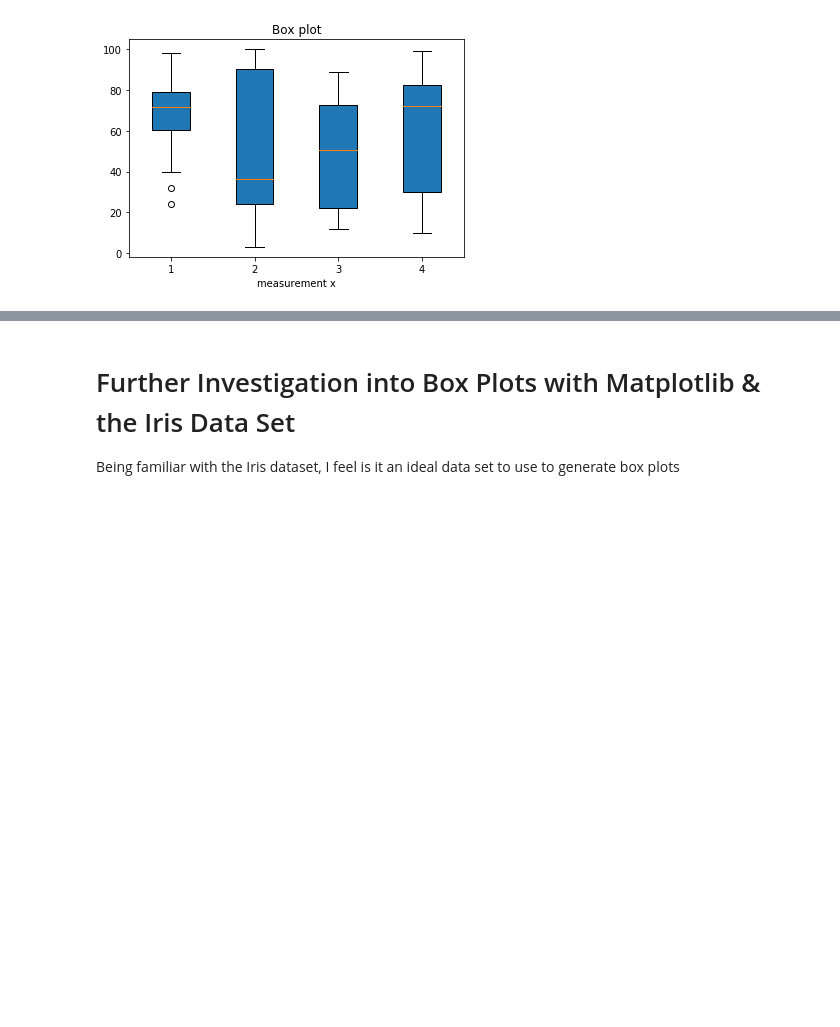
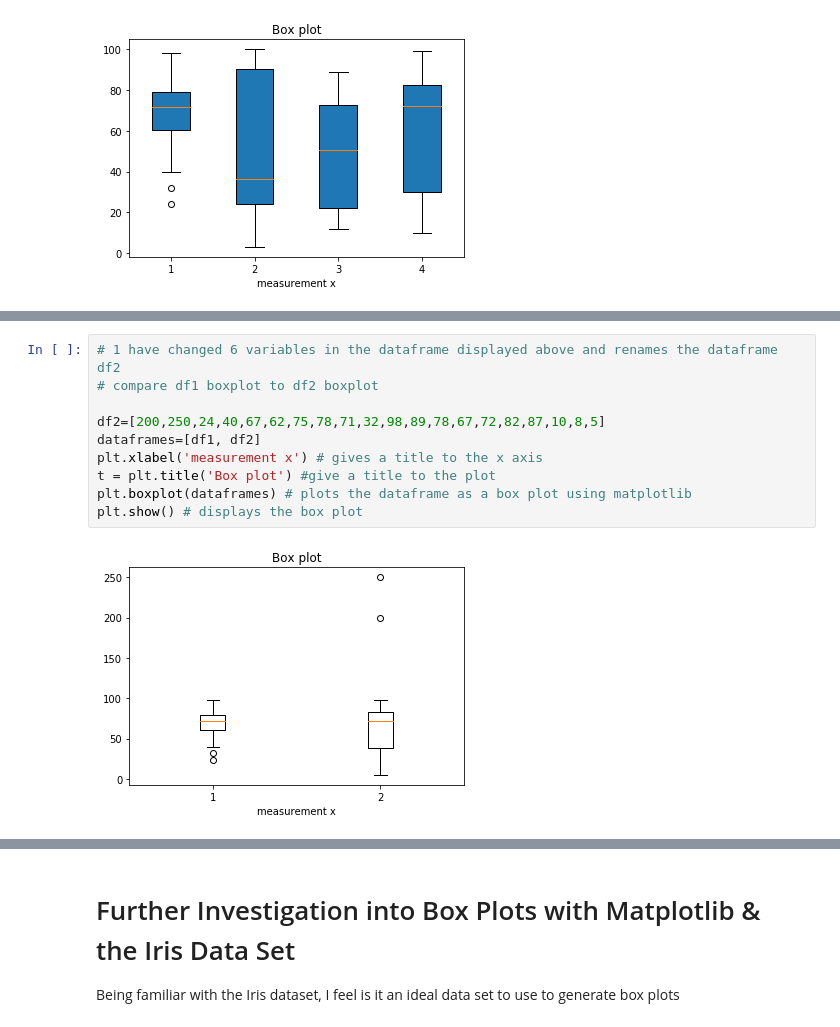
Before and after one commit to ClaireDrummond/Fundamentals-Project-2018, a Jupyter notebook: Box Plots.ipynb, the cells around one changed output, grey strips where cells are left out. Drawn from its saved outputs; the diff is of its cells as text; blank space fills up the shorter version.

```diff
--- a/Box Plots.ipynb
+++ b/Box Plots.ipynb
@@ -174,0 +197,12 @@ plt.show() # displays the box plot
+# %%
+# 1 have changed 6 variables in the dataframe displayed above and renames the dataframe df2
+# compare df1 boxplot to df2 boxplot
+
+df2=[200,250,24,40,67,62,75,78,71,32,98,89,78,67,72,82,87,10,8,5]
+dataframes=[df1, df2]
+plt.xlabel('measurement x') # gives a title to the x axis
+t = plt.title('Box plot') #give a title to the plot
+plt.boxplot(dataframes) # plots the dataframe as a box plot using matplotlib
+plt.show() # displays the box plot
+# %% [output]
+[figure, added]
```
Also changed, not shown: parts of 13 cells of this notebook, 1 other file.
